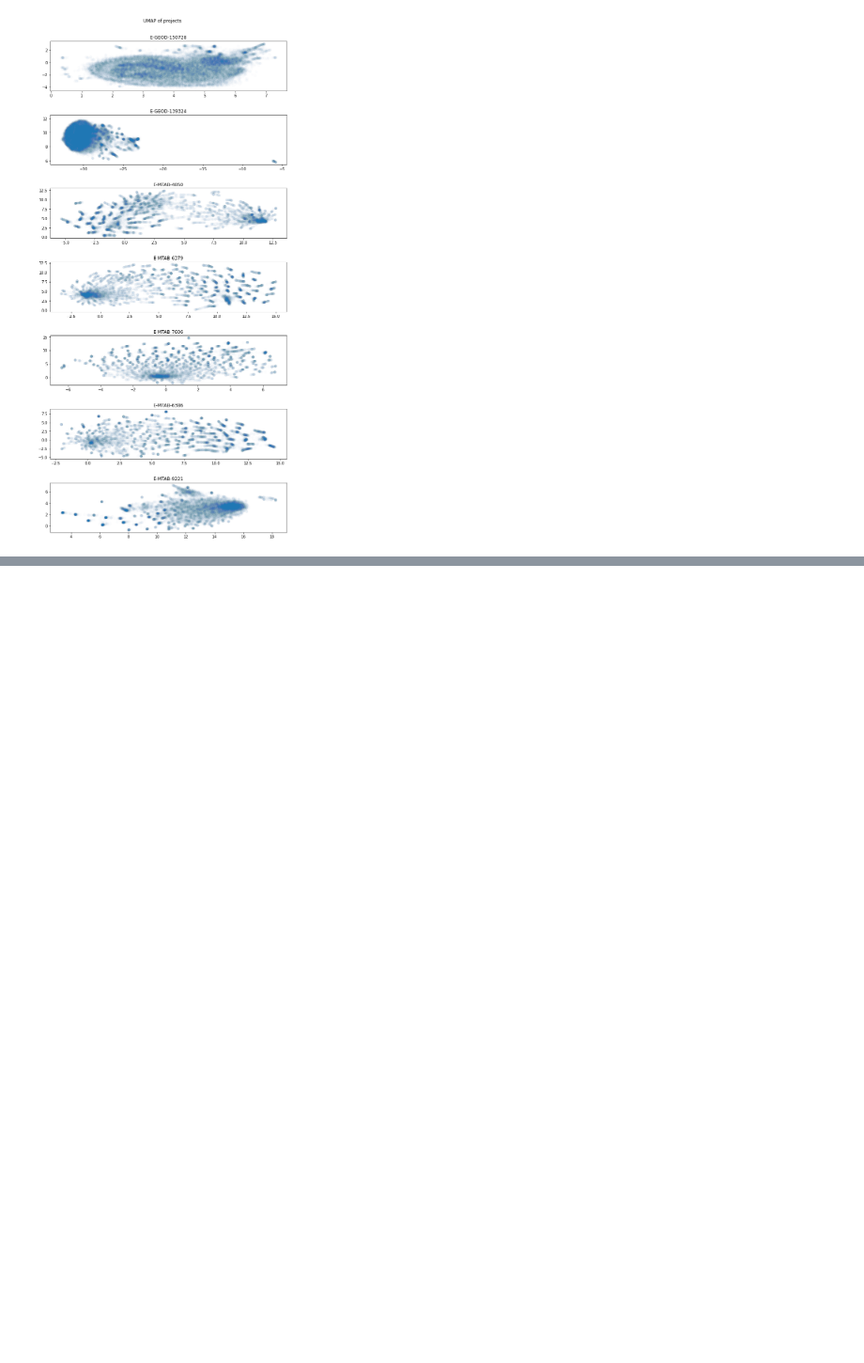
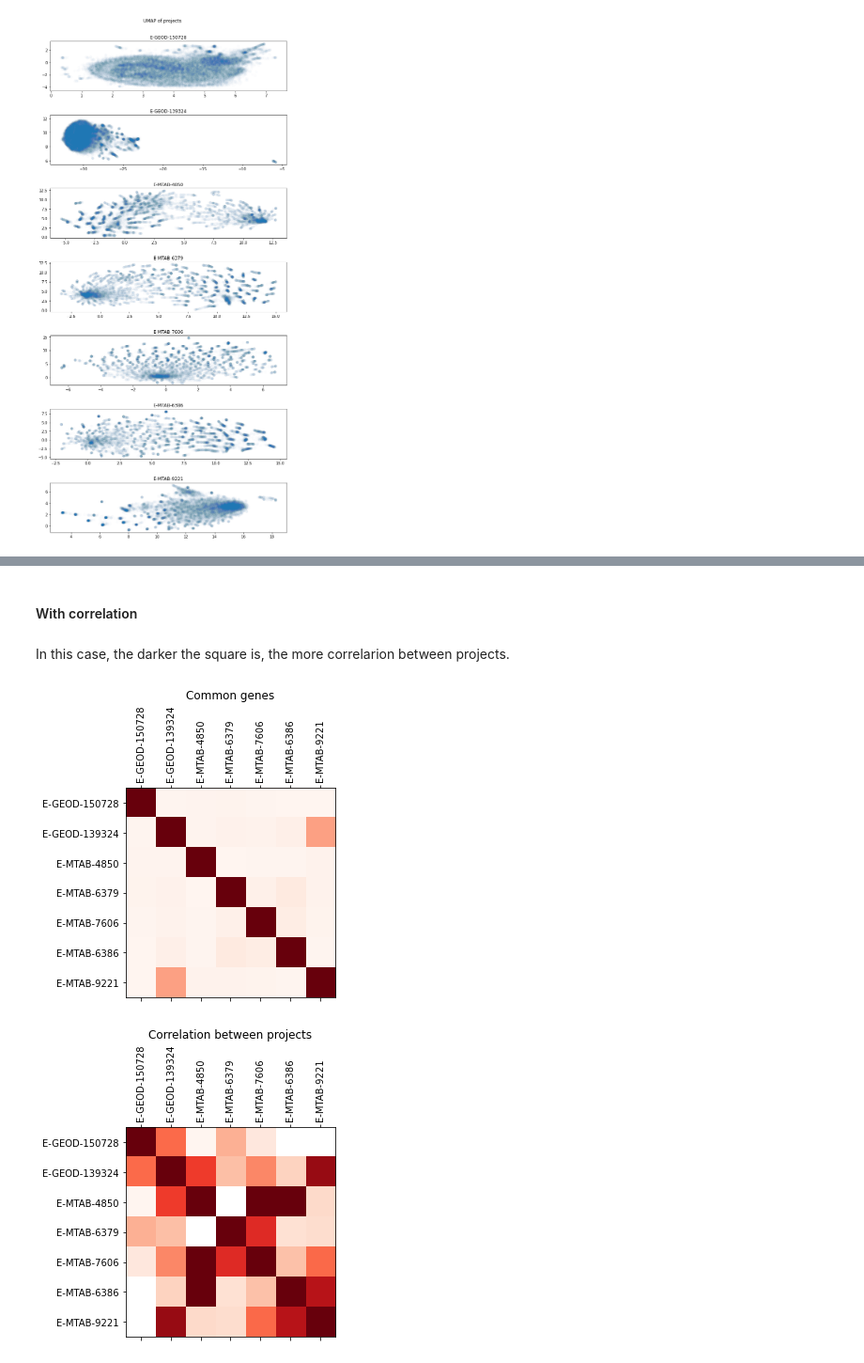
Before and after one commit to edusalcas/single-cell, a Jupyter notebook: SingleCell-PyProject/Clustering.ipynb, the cells around one changed output, grey strips where cells are left out. Shown at 94% size. Cells and saved outputs as stored; diff of their text form; code cells hidden in the pictures; blank space fills up the shorter version.

```diff
--- a/SingleCell-PyProject/Clustering.ipynb
+++ b/SingleCell-PyProject/Clustering.ipynb
@@ -521,0 +582,3 @@ matrices[2]
+# %%
+def pearson_correlation(values0, values1):
+    return np.corrcoef(x=values0, y=values1)[0][1]
@@ -521,0 +638,19 @@ matrices[2]
+# %% [markdown]
+#### With correlation
+# %% [markdown]
+In this case, the darker the square is, the more correlarion between projects.
+# %%
+dist_matrix = np.zeros((len(matrices), len(matrices)))
+common_matrix = np.zeros((len(matrices), len(matrices)), dtype=int)
+
+for i, matrix0 in enumerate(matrices):
+    for j, matrix1 in enumerate(matrices):
+        common_genes, dist = gene_dif_common(matrix0, matrix1, pearson_correlation)
+        common_matrix[i, j] = common_genes
+        dist_matrix[i, j] = dist
+
+distance_plot(common_matrix, title="Common genes")
+distance_plot(dist_matrix, title="Correlation between projects")
+# %% [output]
+[figure, added]
+[figure, added]
```
Also changed, not shown: parts of 21 cells of this notebook.
